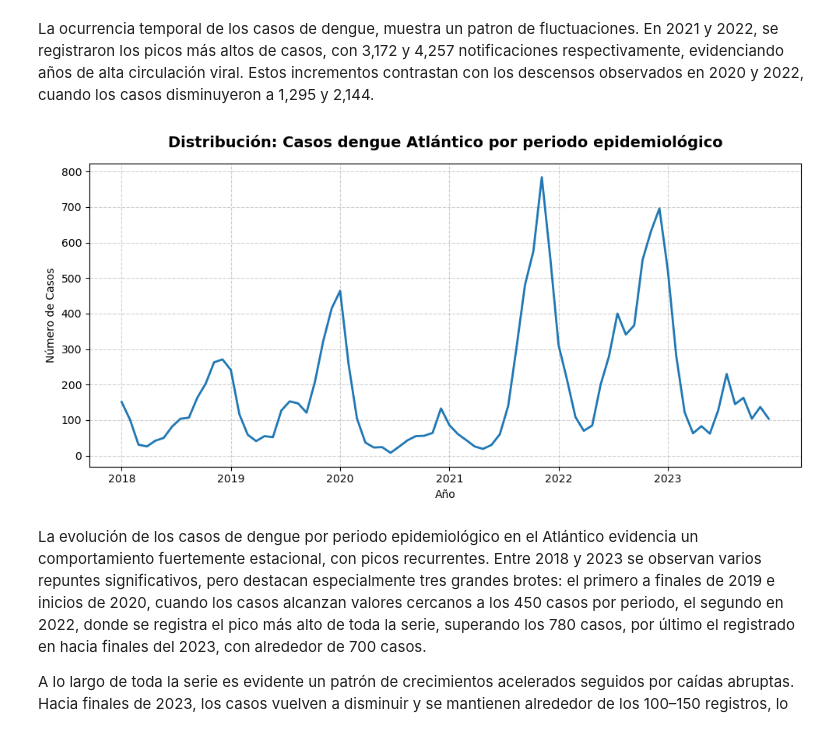
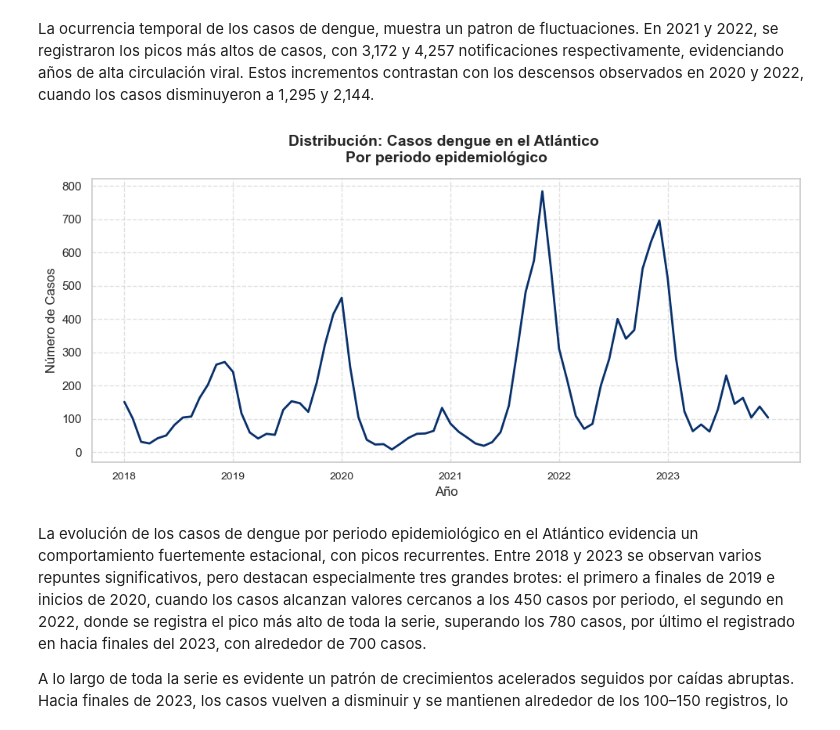
Before and after one commit to Darally06/Dengue_caracterization, a Jupyter notebook: EDA_registros.ipynb, the cells around one changed output. Drawn from its saved outputs; the diff is of its cells as text; code cells hidden in the pictures.

```diff
--- a/EDA_registros.ipynb
+++ b/EDA_registros.ipynb
@@ -627,23 +732,23 @@ La ocurrencia temporal de los casos de dengue, muestra un patron de fluctuacione
 # %%
 # [Gráfico] Casos por periodo
 casos_periodo = data_atl.groupby(["año", "periodo"]).size().reset_index(name="casos")
 casos_periodo = casos_periodo.sort_values(["año", "periodo"]).reset_index(drop=True)
 casos_periodo["index"] = range(len(casos_periodo))
 
 # Graficar
 plt.figure(figsize=(10, 5))
-plt.plot(casos_periodo["index"], casos_periodo["casos"], linewidth=2)
+plt.plot(casos_periodo["index"], casos_periodo["casos"], linewidth=2,  color="#08306B")
 años_unicos = casos_periodo["año"].unique()
 ticks = [casos_periodo[casos_periodo["año"] == año].index[0] for año in años_unicos]
 plt.xticks(ticks, años_unicos, fontsize=10)
-plt.title('Distribución: Casos dengue Atlántico por periodo epidemiológico',  fontsize=14, fontweight='bold', pad=15)
+plt.title('Distribución: Casos dengue en el Atlántico \nPor periodo epidemiológico',  fontsize=14, fontweight='bold', pad=15)
 plt.xlabel("Año")
 plt.ylabel("Número de Casos")
 plt.grid(True, linestyle="--", alpha=0.6)
 plt.tight_layout()
 plt.show()
 # %% [output]
-[figure, old version]
+[figure, new version]
 # %% [markdown]
 La evolución de los casos de dengue por periodo epidemiológico en el Atlántico evidencia un comportamiento fuertemente estacional, con picos recurrentes. Entre 2018 y 2023 se observan varios repuntes significativos, pero destacan especialmente tres grandes brotes: el primero a finales de 2019 e inicios de 2020, cuando los casos alcanzan valores cercanos a los 450 casos por periodo, el segundo en 2022, donde se registra el pico más alto de toda la serie, superando los 780 casos, por último el registrado en hacia finales del 2023, con alrededor de 700 casos.
 
```
Also changed, not shown: parts of 9 cells of this notebook, 6 other files.
